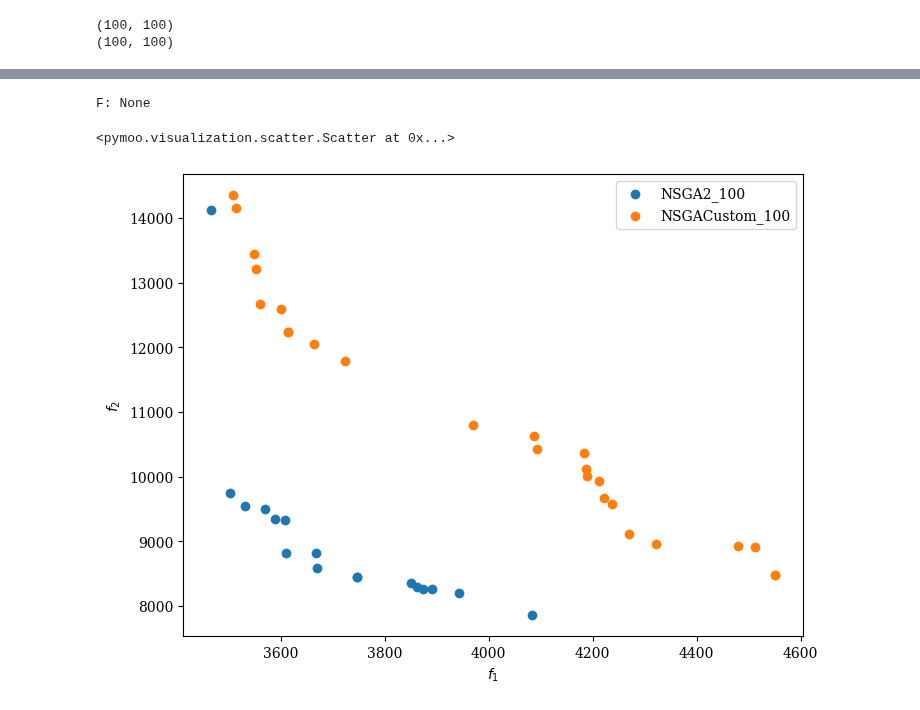
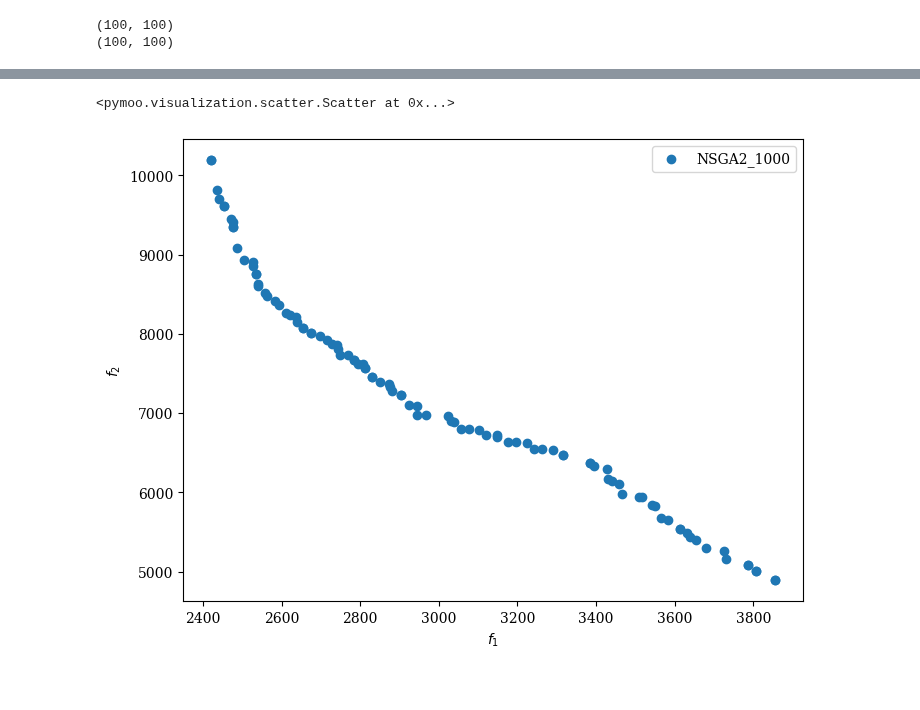
Before and after one commit to JorgeDC01/EMOC, a Jupyter notebook: TSP_MO_Prueba.ipynb, the cells around one changed output, grey strips where cells are left out. Cells and saved outputs as stored; diff of their text form; code cells hidden in the pictures.

```diff
--- a/TSP_MO_Prueba.ipynb
+++ b/TSP_MO_Prueba.ipynb
@@ -304,6 +447,14 @@ class CustomNSGAII(Algorithm):
 # %%
-algorithm = CustomNSGAII(pop_size=100)
-res = minimize(problem, algorithm, ('n_gen', 100), verbose=True)
-print("F:", res.F)
+algorithm = NSGA2(pop_size=100)
+res = minimize(problem,
+               algorithm,
+               ('n_gen', 1000),
+               verbose=False)
+
+scatter = Scatter()
+scatter.add(res.F, label="NSGA2_1000")
+scatter.legend=True
+scatter.show()
 # %% [output]
-F: None
+<pymoo.visualization.scatter.Scatter at 0x...>
+[figure, added]
@@ -316,9 +460,0 @@ res_nsga2 = minimize(problem,
-# %%
-scatter = Scatter()
-scatter.add(res_nsga2.F, label="NSGA2_100")
-scatter.add(res_custom.F, label="NSGACustom_100")
-scatter.legend=True
-scatter.show()
-# %% [output]
-<pymoo.visualization.scatter.Scatter at 0x...>
-[figure, removed]
```
Also changed, not shown: parts of 17 cells of this notebook.
